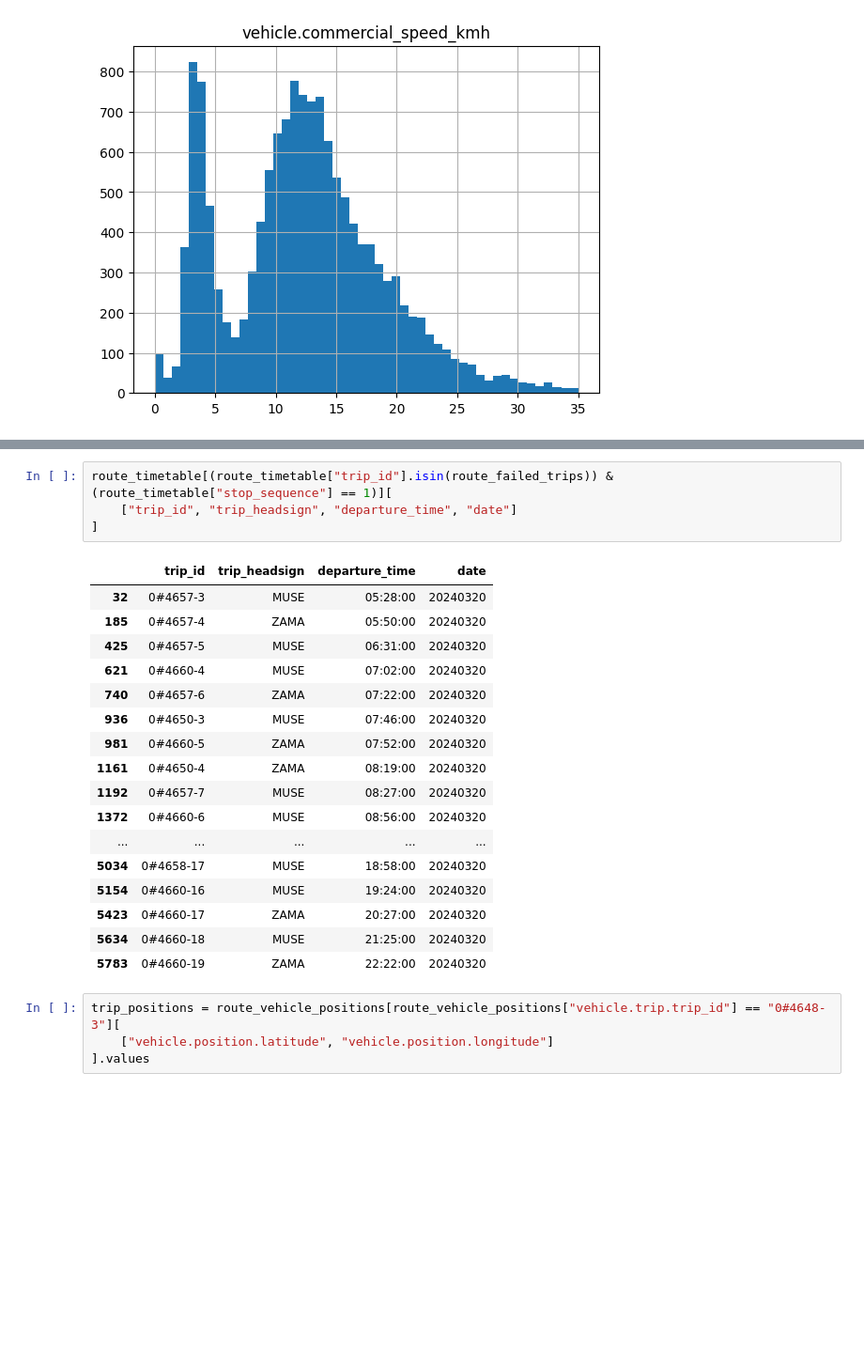
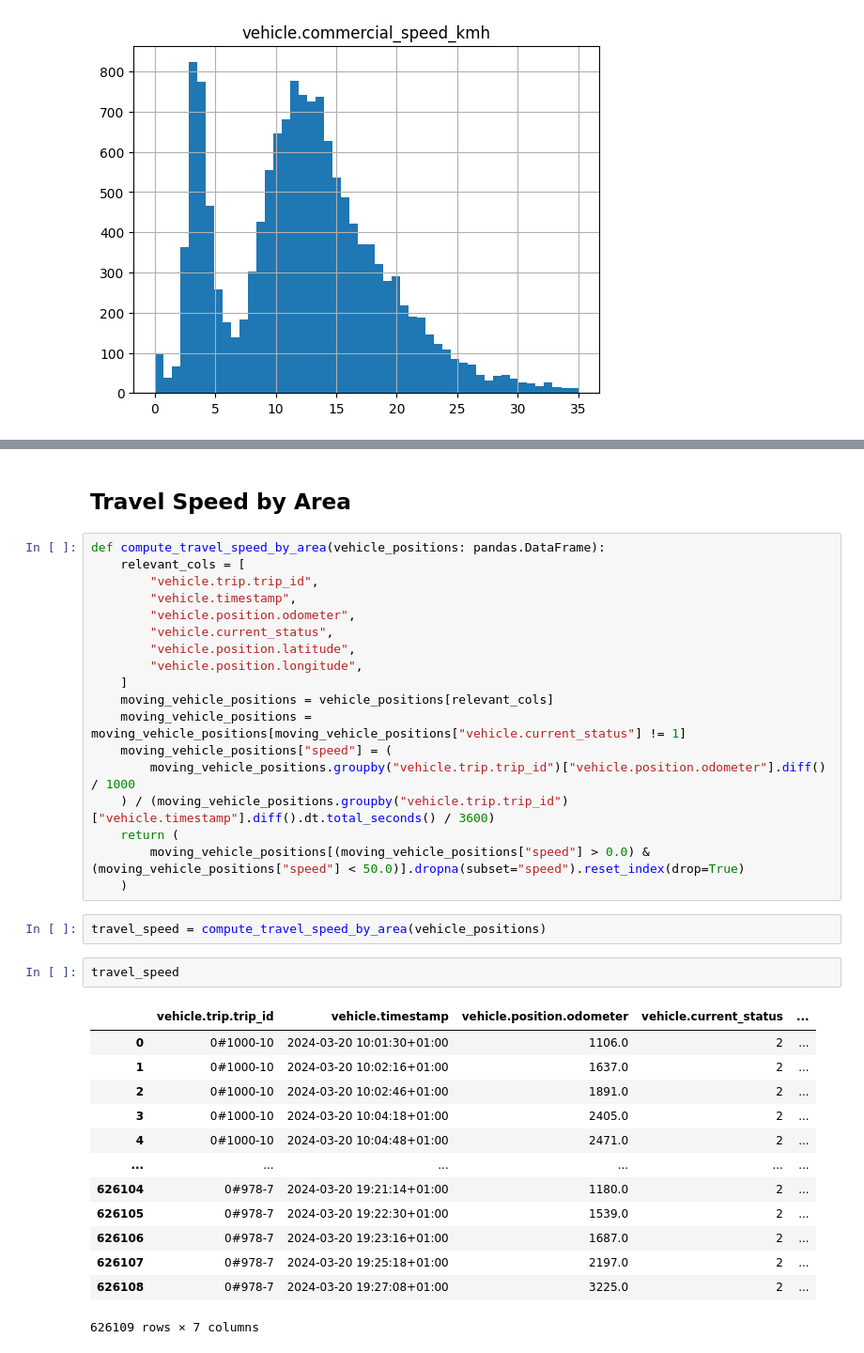
Before and after one commit to fra-luc/datac-analysis, a Jupyter notebook: src/analysis.ipynb, the cells around one changed output, grey strips where cells are left out. Shown: that part at 94% size. Saved outputs shown, nothing was run; the diff lists cells and outputs as text; blank space fills up the shorter version.

```diff
--- a/src/analysis.ipynb
+++ b/src/analysis.ipynb
@@ -242,26 +265,38 @@ len(route_planned_trips), len(route_failed_trips)
-# %%
-route_timetable[(route_timetable["trip_id"].isin(route_failed_trips)) & (route_timetable["stop_sequence"] == 1)][
-    ["trip_id", "trip_headsign", "departure_time", "date"]
-]
-# %% [output]
-|  | trip_id | trip_headsign | departure_time | date |
-| 32 | 0#4657-3 | MUSE | 05:28:00 | 20240320 |
-| 185 | 0#4657-4 | ZAMA | 05:50:00 | 20240320 |
-| 425 | 0#4657-5 | MUSE | 06:31:00 | 20240320 |
-| 621 | 0#4660-4 | MUSE | 07:02:00 | 20240320 |
-| 740 | 0#4657-6 | ZAMA | 07:22:00 | 20240320 |
-| 936 | 0#4650-3 | MUSE | 07:46:00 | 20240320 |
-| 981 | 0#4660-5 | ZAMA | 07:52:00 | 20240320 |
-| 1161 | 0#4650-4 | ZAMA | 08:19:00 | 20240320 |
-| 1192 | 0#4657-7 | MUSE | 08:27:00 | 20240320 |
-| 1372 | 0#4660-6 | MUSE | 08:56:00 | 20240320 |
-| ... | ... | ... | ... | ... |
-| 5034 | 0#4658-17 | MUSE | 18:58:00 | 20240320 |
-| 5154 | 0#4660-16 | MUSE | 19:24:00 | 20240320 |
-| 5423 | 0#4660-17 | ZAMA | 20:27:00 | 20240320 |
-| 5634 | 0#4660-18 | MUSE | 21:25:00 | 20240320 |
-| 5783 | 0#4660-19 | ZAMA | 22:22:00 | 20240320 |
-# %%
-trip_positions = route_vehicle_positions[route_vehicle_positions["vehicle.trip.trip_id"] == "0#4648-3"][
-    ["vehicle.position.latitude", "vehicle.position.longitude"]
-].values
+# %% [markdown]
+## Travel Speed by Area
+# %%
+def compute_travel_speed_by_area(vehicle_positions: pandas.DataFrame):
+    relevant_cols = [
+        "vehicle.trip.trip_id",
+        "vehicle.timestamp",
+        "vehicle.position.odometer",
+        "vehicle.current_status",
+        "vehicle.position.latitude",
+        "vehicle.position.longitude",
+    ]
+    moving_vehicle_positions = vehicle_positions[relevant_cols]
+    moving_vehicle_positions = moving_vehicle_positions[moving_vehicle_positions["vehicle.current_status"] != 1]
+    moving_vehicle_positions["speed"] = (
+        moving_vehicle_positions.groupby("vehicle.trip.trip_id")["vehicle.position.odometer"].diff() / 1000
+    ) / (moving_vehicle_positions.groupby("vehicle.trip.trip_id")["vehicle.timestamp"].diff().dt.total_seconds() / 3600)
+    return (
+        moving_vehicle_positions[(moving_vehicle_positions["speed"] > 0.0) & (moving_vehicle_positions["speed"] < 50.0)].dropna(subset="speed").reset_index(drop=True)
+    )
+# %%
+travel_speed = compute_travel_speed_by_area(vehicle_positions)
+# %%
+travel_speed
+# %% [output]
+|  | vehicle.trip.trip_id | vehicle.timestamp | vehicle.position.odometer | vehicle.current_status | ... |
+| 0 | 0#1000-10 | 2024-03-20 10:01:30+01:00 | 1106.0 | 2 | ... |
+| 1 | 0#1000-10 | 2024-03-20 10:02:16+01:00 | 1637.0 | 2 | ... |
+| 2 | 0#1000-10 | 2024-03-20 10:02:46+01:00 | 1891.0 | 2 | ... |
+| 3 | 0#1000-10 | 2024-03-20 10:04:18+01:00 | 2405.0 | 2 | ... |
+| 4 | 0#1000-10 | 2024-03-20 10:04:48+01:00 | 2471.0 | 2 | ... |
+| ... | ... | ... | ... | ... | ... |
+| 626104 | 0#978-7 | 2024-03-20 19:21:14+01:00 | 1180.0 | 2 | ... |
+| 626105 | 0#978-7 | 2024-03-20 19:22:30+01:00 | 1539.0 | 2 | ... |
+| 626106 | 0#978-7 | 2024-03-20 19:23:16+01:00 | 1687.0 | 2 | ... |
+| 626107 | 0#978-7 | 2024-03-20 19:25:18+01:00 | 2197.0 | 2 | ... |
+| 626108 | 0#978-7 | 2024-03-20 19:27:08+01:00 | 3225.0 | 2 | ... |
+626109 rows × 7 columns
```
Also changed, not shown: parts of 41 cells of this notebook, 2 other files.
